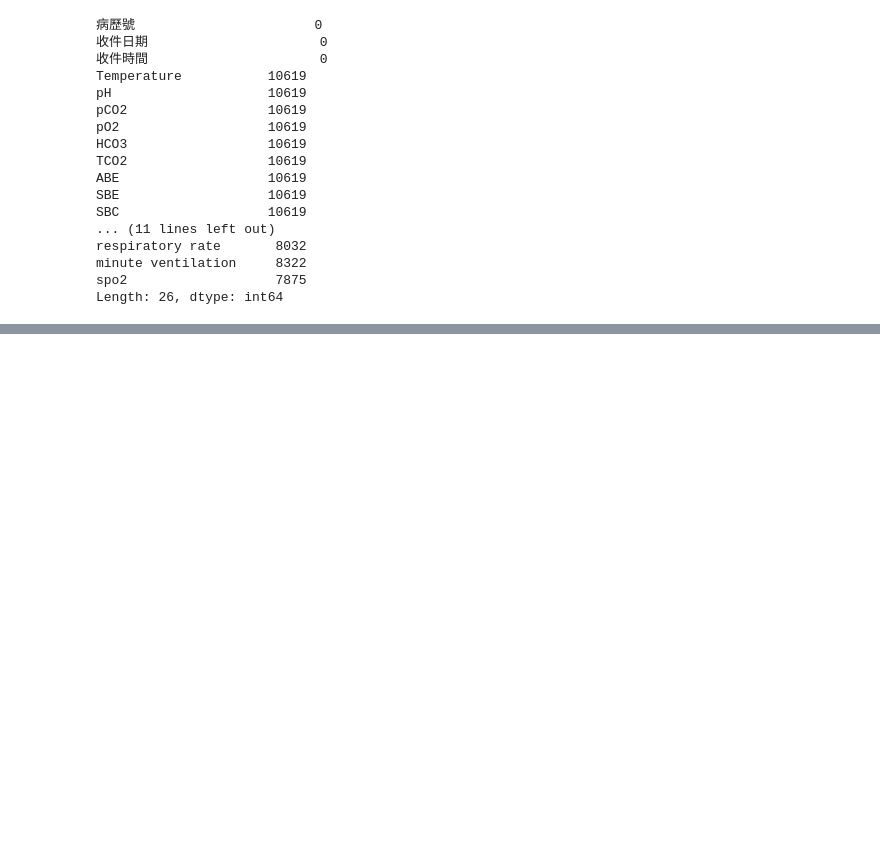
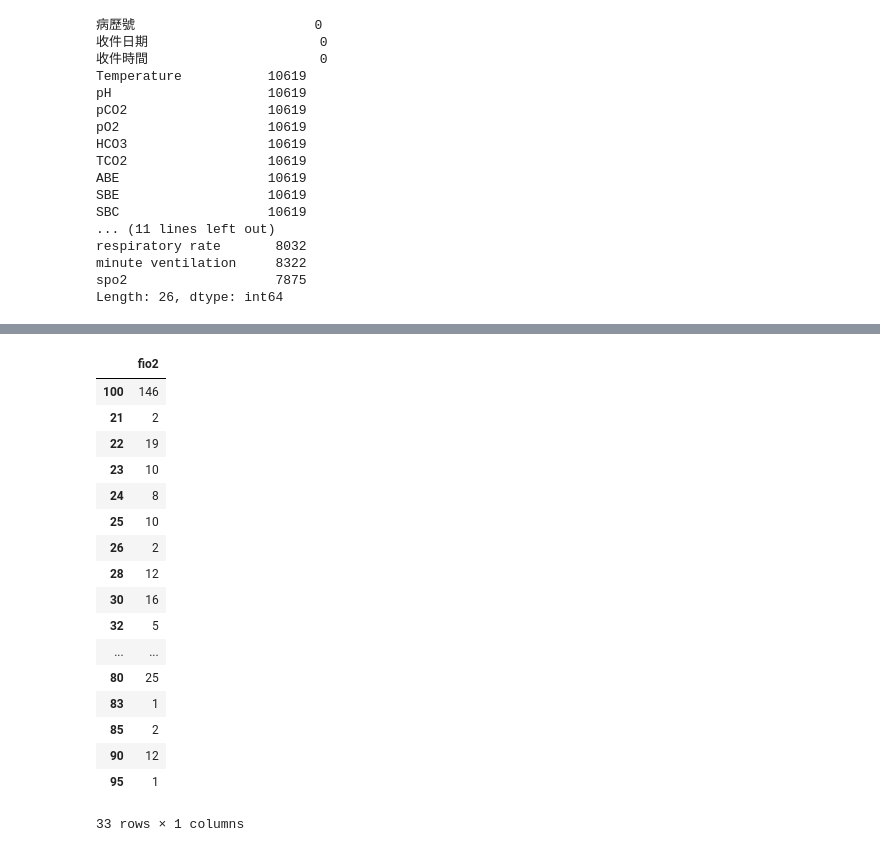
Before and after one commit to yungshun317/sklearn-aftygh-respiratory-therapy, a Jupyter notebook: aftygh_respiratory_therapy.ipynb, the cells around one changed output, grey strips where cells are left out. Cells and saved outputs as stored; diff of their text form; code cells hidden in the pictures; blank space fills up the shorter version.

```diff
--- a/aftygh_respiratory_therapy.ipynb
+++ b/aftygh_respiratory_therapy.ipynb
@@ -129,0 +229,4 @@ memory usage: 394.7+ KB
+# %%
+merged_data_dropna['Creatinine(B)'].replace({'   < 0.1': 1}, inplace=True)
+merged_data_dropna['Creatinine(B)'] = pd.to_numeric(merged_data_dropna['Creatinine(B)'])
+merged_data_dropna.info()
@@ -129,0 +260,22 @@ memory usage: 394.7+ KB
+# %%
+merged_data_fio2 = merged_data_dropna['fio2'].value_counts().sort_index().to_frame()
+merged_data_fio2
+# %% [output]
+|  | fio2 |
+| 100 | 146 |
+| 21 | 2 |
+| 22 | 19 |
+| 23 | 10 |
+| 24 | 8 |
+| 25 | 10 |
+| 26 | 2 |
+| 28 | 12 |
+| 30 | 16 |
+| 32 | 5 |
+| ... | ... |
+| 80 | 25 |
+| 83 | 1 |
+| 85 | 2 |
+| 90 | 12 |
+| 95 | 1 |
+33 rows × 1 columns
```
Also changed, not shown: parts of 24 cells of this notebook.
